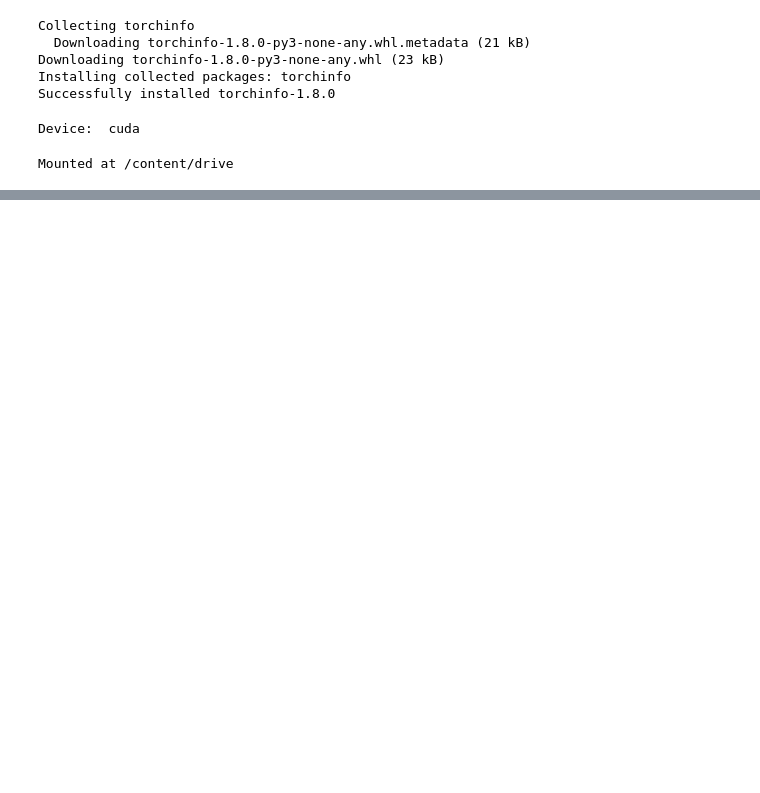
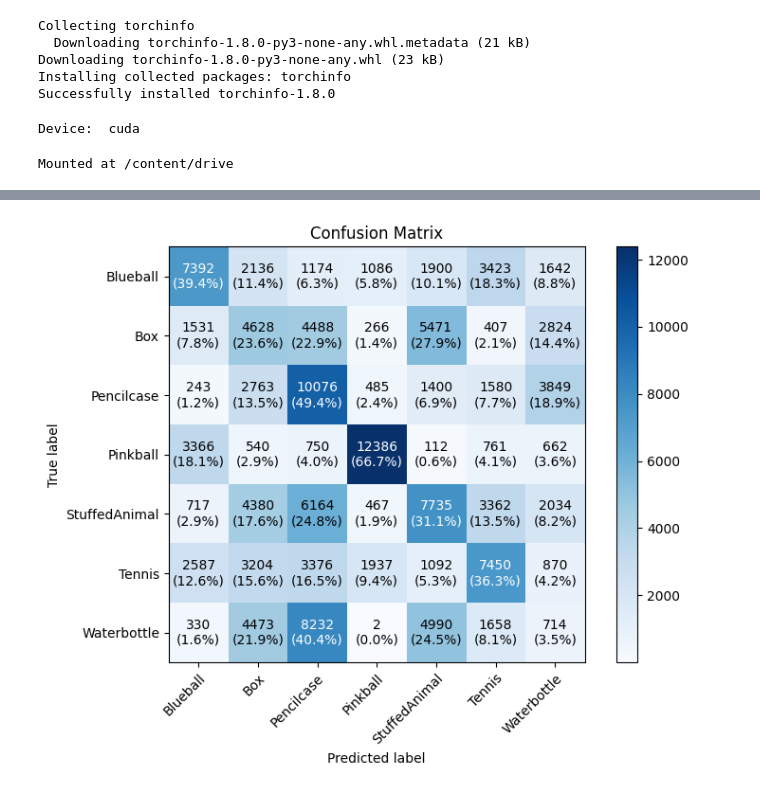
Before and after one commit to Plottt/IDL_Soft_Robot, a Jupyter notebook: TRAIN_L.ipynb, the cells around one changed output, grey strips where cells are left out. Saved outputs shown, nothing was run; the diff lists cells and outputs as text; code cells hidden in the pictures; blank space fills up the shorter version.

```diff
--- a/TRAIN_L.ipynb
+++ b/TRAIN_L.ipynb
@@ -45,7 +45,7 @@ Mounted at /content/drive
 # %%
 # Configuration Dictionary
 config = {
-    'batch_size': 64,
+    'batch_size': 128,
     'lr': 0.001,
     'epochs': 10,
     'input_dim': 9,
@@ -97,7 +97,7 @@ def load_and_label_file(file_path, file_name):
             if len(parts) == 10:
                 try:
                     timestamp = parts[0]
-                    microsec = int(parts[1])
+                    sec = float(parts[1])/1000000 # convert microsec to sec for stability
                     x = float(parts[2])
                     y = float(parts[3])
                     x_target = float(parts[4])
@@ -109,14 +109,14 @@ def load_and_label_file(file_path, file_name):
                     total_count += 1
 
                     data.append([
-                        timestamp, microsec, x, y, x_target, y_target,
+                        timestamp, sec, x, y, x_target, y_target,
                         pwm1, pwm2, pwm3, pwm4, category, CATEGORIES[category]
                     ])
                 except ValueError:
                     continue
 
     return pd.DataFrame(data, columns=[
-        "timestamp", "microseconds", "x", "y", "x_target", "y_target",
+        "timestamp", "seconds", "x", "y", "x_target", "y_target",
         "pwm1", "pwm2", "pwm3", "pwm4", "category", "label"
     ])
 # %%
@@ -337,6 +320,6 @@ Val:   38
 # %%
 class WindowedDataset(torch.utils.data.Dataset):
-    def __init__(self, df: pd.DataFrame, seq_len: int = 10):
+    def __init__(self, df: pd.DataFrame, seq_len: int = config['input_dim']):
         self.seq_len = seq_len
         self.df = df.reset_index(drop=True)
 
@@ -359,7 +342,7 @@ class WindowedDataset(torch.utils.data.Dataset):
         return x_tensor, y_tensor
 
 
-seq_len = 2000  # adjust as needed
+seq_len = 2500  # adjust as needed
 
 train_dataset = WindowedDataset(train_df, seq_len=seq_len)
 val_dataset = WindowedDataset(val_df, seq_len=seq_len)
@@ -1039,5 +1096,5 @@ Loaded best model from epoch 2
 # %%
-test_model(model, test_loader, criterion, class_names, config['device'])
+results = test_model(model, test_loader, criterion, class_names, config['device'])
 # %% [output]
 ==================================================
 TEST RESULTS
@@ -1072,0 +1113,56 @@ Per-Class Accuracy:
+# %%
+# Count based confusion matrix
+
+from sklearn.metrics import confusion_matrix, ConfusionMatrixDisplay
+import matplotlib.pyplot as plt
+import torch
+
+
+# Convert to numpy if needed
+class_names = list(CATEGORIES.keys())
+
+# Convert tensors to numpy
+preds = results['predictions']
+targets = results['targets']
+if isinstance(preds, torch.Tensor):
+    preds = preds.cpu().numpy()
+if isinstance(targets, torch.Tensor):
+    targets = targets.cpu().numpy()
+
+# Compute confusion matrix
+cm = confusion_matrix(targets, preds)
+cm_sum = cm.sum(axis=1, keepdims=True)
+cm_perc = cm / cm_sum.astype(float) * 100
+
+# Plot setup
+fig, ax = plt.subplots(figsize=(8, 6))
+im = ax.imshow(cm, interpolation='nearest', cmap='Blues')
+ax.figure.colorbar(im, ax=ax)
+
+# Labels, titles and ticks
+ax.set(
+    xticks=np.arange(len(class_names)),
+    yticks=np.arange(len(class_names)),
+    xticklabels=class_names,
+    yticklabels=class_names,
+    ylabel='True label',
+    xlabel='Predicted label',
+    title='Confusion Matrix'
+)
+
+plt.setp(ax.get_xticklabels(), rotation=45, ha="right", rotation_mode="anchor")
+
+# Loop over data to show count and percentage
+thresh = cm.max() / 2.
+for i in range(cm.shape[0]):
+    for j in range(cm.shape[1]):
+        count = cm[i, j]
+        perc = cm_perc[i, j]
+        ax.text(j, i, f"{count}\n({perc:.1f}%)",
+                ha="center", va="center",
+                color="white" if count > thresh else "black")
+
+plt.tight_layout()
+plt.show()
+# %% [output]
+[figure, added]
```
Also changed, not shown: parts of 11 cells of this notebook.
